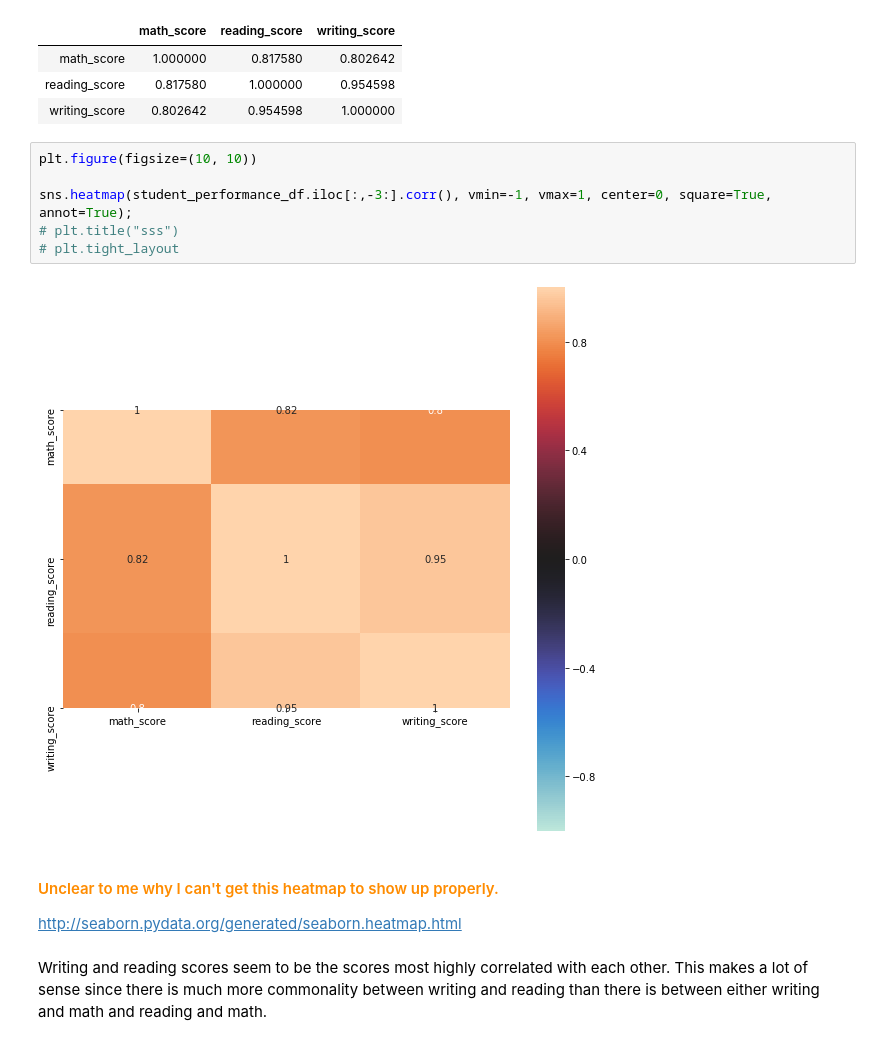
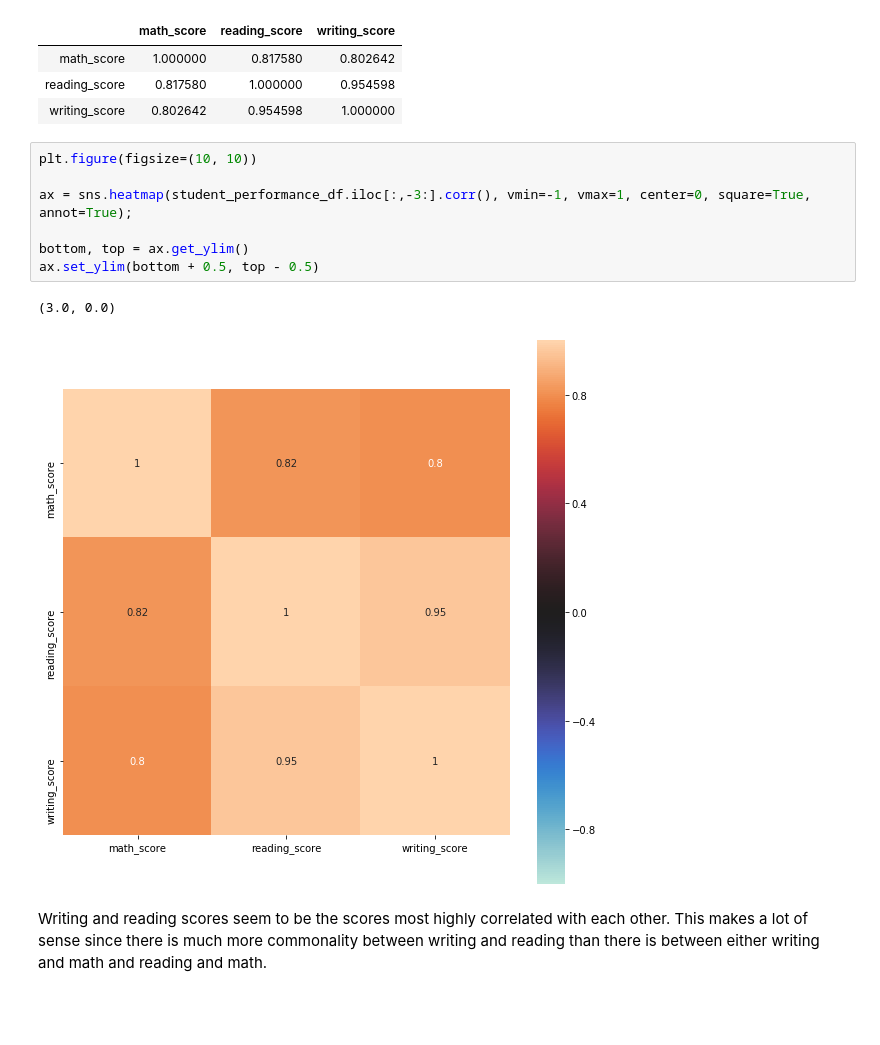
Before and after one commit to mrkjhsn/Thinkful-Exercises, a Jupyter notebook: data_exploration_2.ipynb, the cells around one changed output. Saved outputs shown, nothing was run; the diff lists cells and outputs as text; blank space fills up the shorter version.

```diff
--- a/data_exploration_2.ipynb
+++ b/data_exploration_2.ipynb
@@ -188,13 +188,12 @@ student_performance_df.iloc[:,-3:].corr()
 # %%
 plt.figure(figsize=(10, 10))
 
-sns.heatmap(student_performance_df.iloc[:,-3:].corr(), vmin=-1, vmax=1, center=0, square=True, annot=True);
-# plt.title("sss")
-# plt.tight_layout
+ax = sns.heatmap(student_performance_df.iloc[:,-3:].corr(), vmin=-1, vmax=1, center=0, square=True, annot=True);
+
+bottom, top = ax.get_ylim()
+ax.set_ylim(bottom + 0.5, top - 0.5)
 # %% [output]
+(3.0, 0.0)
-[figure, old version]
+[figure, new version]
-# %% [markdown]
-#### <font color=darkorange>Unclear to me why I can't get this heatmap to show up properly.</font>
-http://seaborn.pydata.org/generated/seaborn.heatmap.html
 # %% [markdown]
 Writing and reading scores seem to be the scores most highly correlated with each other.  This makes a lot of sense since there is much more commonality between writing and reading than there is between either writing and math and reading and math.
```
